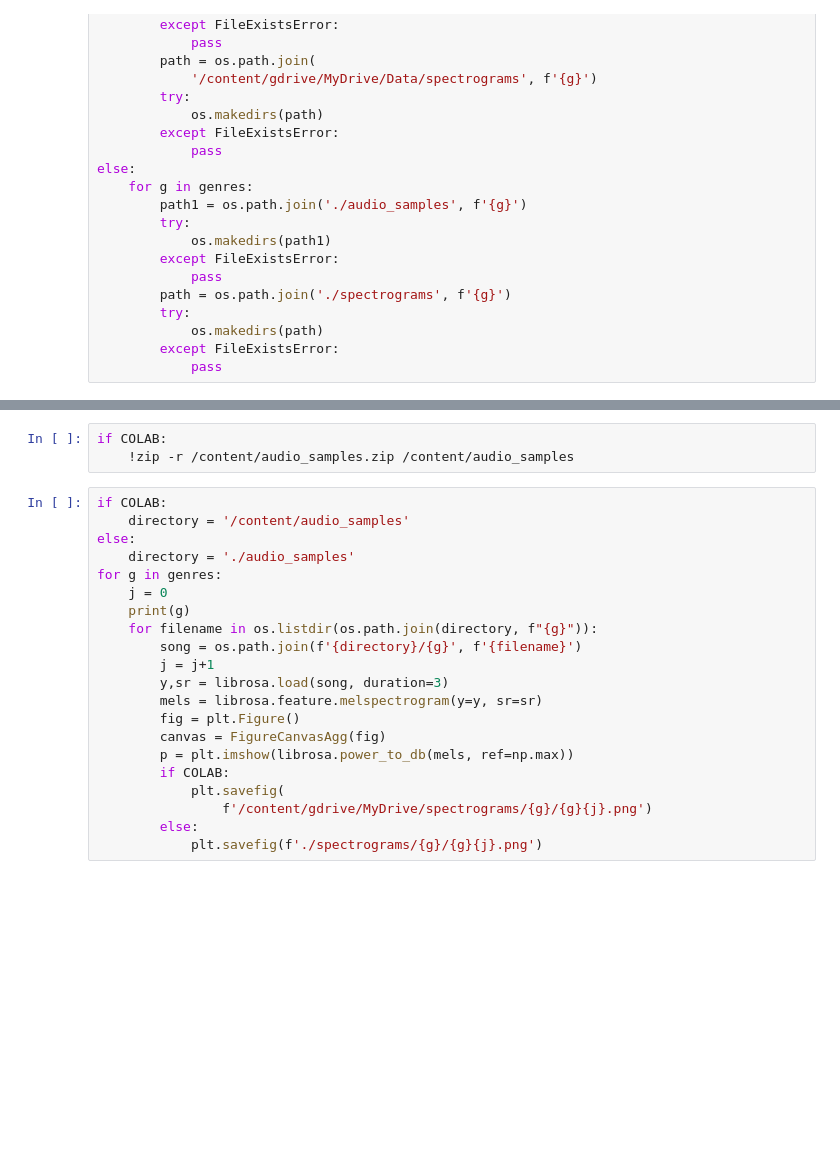
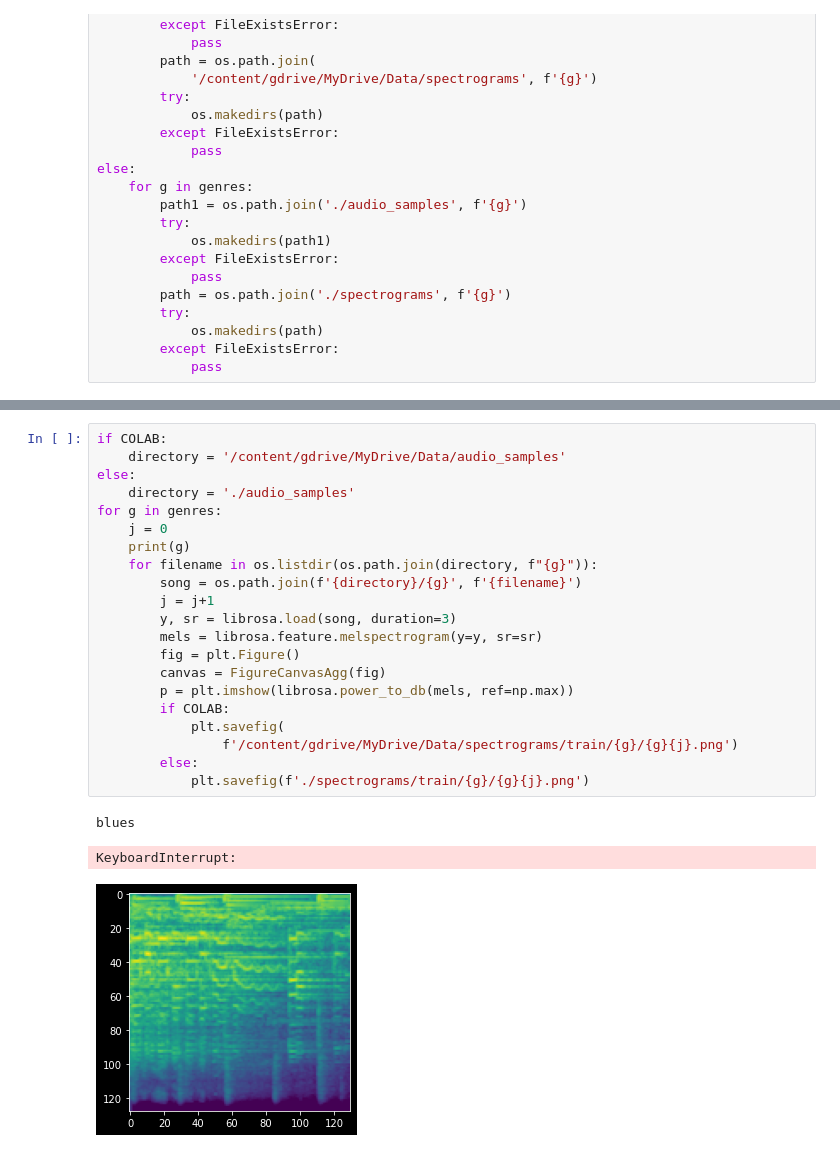
Before and after one commit to ericzacharia/MusicGenreClassifier, a Jupyter notebook: CNN_spectrogram_classifier.ipynb, the cells around one changed output, grey strips where cells are left out. Cells and saved outputs as stored; diff of their text form; blank space fills up the shorter version.

```diff
--- a/CNN_spectrogram_classifier.ipynb
+++ b/CNN_spectrogram_classifier.ipynb
@@ -91,27 +124,28 @@ for g in genres:
-# %%
-if COLAB:
-    !zip -r /content/audio_samples.zip /content/audio_samples
 # %%
 if COLAB:
-    directory = '/content/audio_samples'
+    directory = '/content/gdrive/MyDrive/Data/audio_samples'
 else:
     directory = './audio_samples'
 for g in genres:
     j = 0
     print(g)
     for filename in os.listdir(os.path.join(directory, f"{g}")):
         song = os.path.join(f'{directory}/{g}', f'{filename}')
         j = j+1
-        y,sr = librosa.load(song, duration=3)
+        y, sr = librosa.load(song, duration=3)
         mels = librosa.feature.melspectrogram(y=y, sr=sr)
         fig = plt.Figure()
         canvas = FigureCanvasAgg(fig)
         p = plt.imshow(librosa.power_to_db(mels, ref=np.max))
         if COLAB:
             plt.savefig(
-                f'/content/gdrive/MyDrive/spectrograms/{g}/{g}{j}.png')
+                f'/content/gdrive/MyDrive/Data/spectrograms/train/{g}/{g}{j}.png')
         else:
-            plt.savefig(f'./spectrograms/{g}/{g}{j}.png')
+            plt.savefig(f'./spectrograms/train/{g}/{g}{j}.png')
+# %% [output]
+blues
+KeyboardInterrupt:
+[figure, added]
 # %%
 # Split data into testing and training
 directory = './spectrograms/train/'
```
Also changed, not shown: parts of 11 cells of this notebook, 4 other files.
